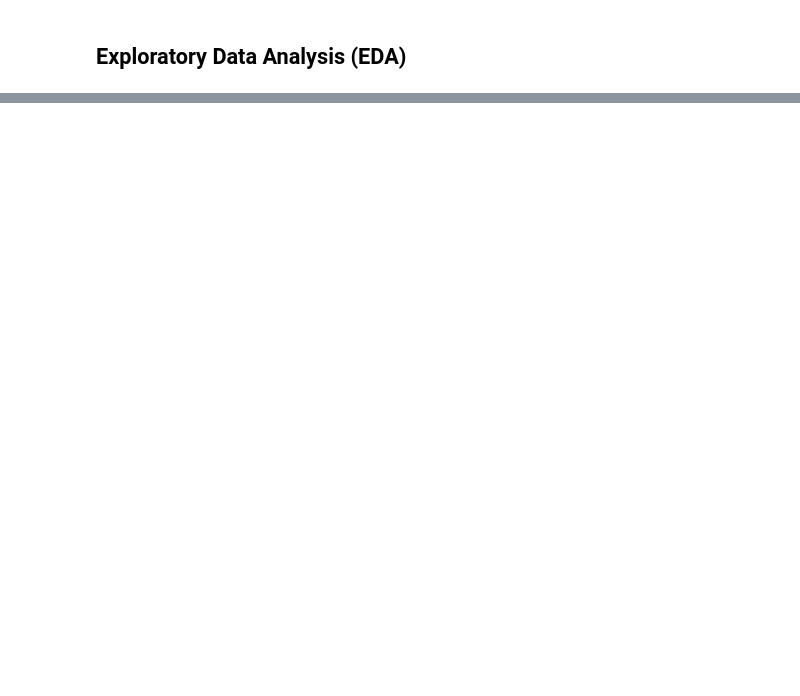
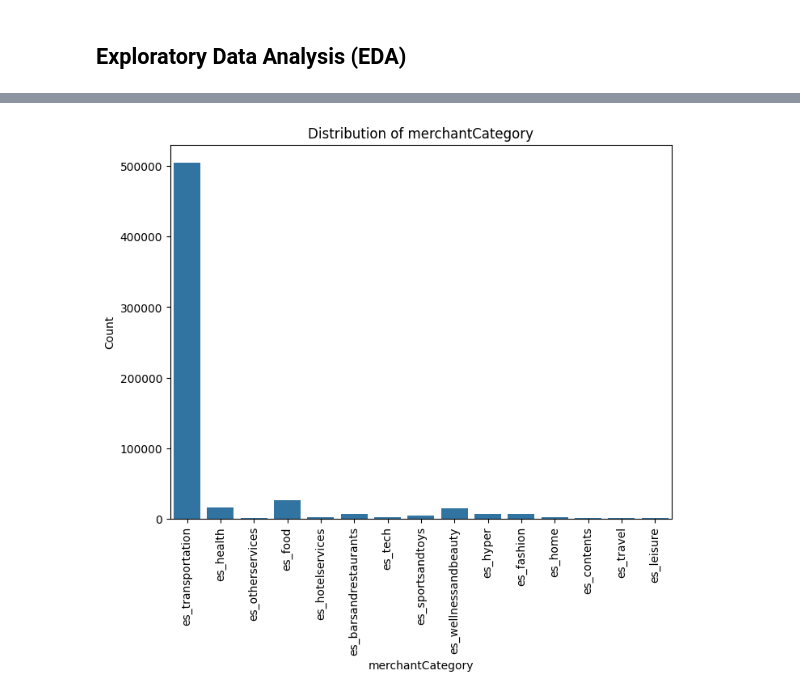
Before and after one commit to 21062872/fraud-detection-rag, a Jupyter notebook: code_files/main.ipynb, the cells around one changed output, grey strips where cells are left out. Drawn from its saved outputs; the diff is of its cells as text; code cells hidden in the pictures; blank space fills up the shorter version.

```diff
--- a/code_files/main.ipynb
+++ b/code_files/main.ipynb
@@ -127,0 +104,4 @@ eda.plot_imbalance('fraud')
+# %%
+eda.plot_categorical_distribution('merchantCategory')
+# %% [output]
+[figure, added]
```
Also changed, not shown: parts of 12 cells of this notebook.
